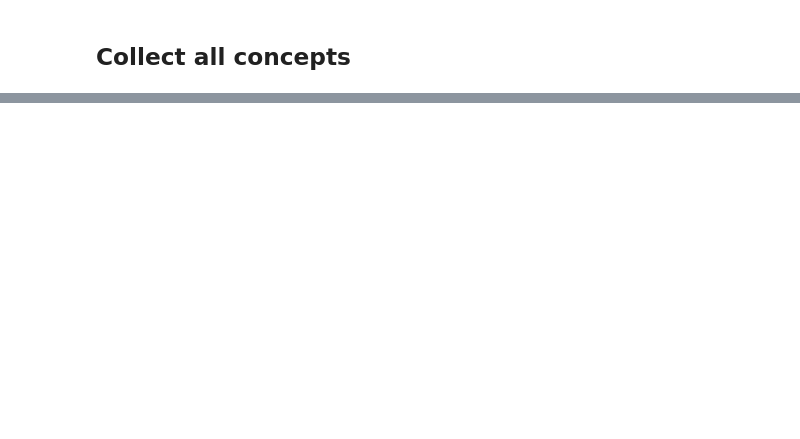
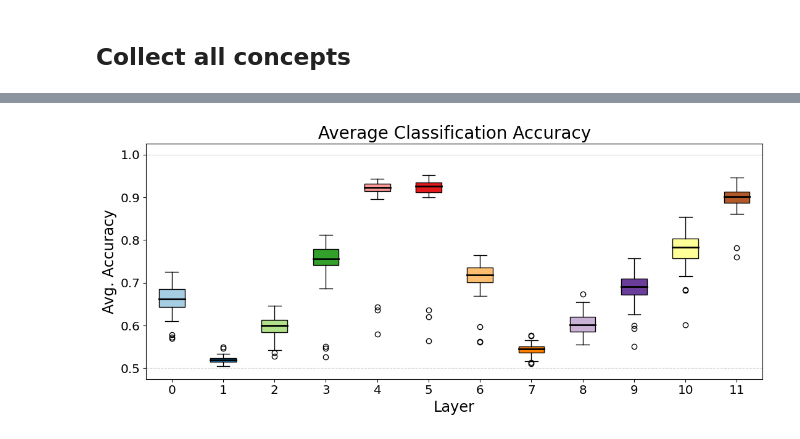
Before and after one commit to gaunby/master_project, a Jupyter notebook: notebooks/tcav_acc_results.ipynb, the cells around one changed output, grey strips where cells are left out. Drawn from its saved outputs; the diff is of its cells as text; code cells hidden in the pictures; blank space fills up the shorter version.

Commit message:
cav plots

```diff
--- a/notebooks/tcav_acc_results.ipynb
+++ b/notebooks/tcav_acc_results.ipynb
@@ -223,3 +225,33 @@ pd.concat([df_sport,random_wiki,random_tweets])
 | random | 0.5003 | 0.5000 | 0.4985 | 0.4994 | 0.5012 | 0.4999 | 0.5001 | 0.4999 | 0.5000 | 0.4989 | 0.4990 | ... |
 | irony | 0.5783 | 0.5144 | 0.5426 | 0.5471 | 0.6436 | 0.6202 | 0.5612 | 0.5167 | 0.5687 | 0.5516 | 0.6014 | ... |
 | offensive | 0.5702 | 0.5052 | 0.5274 | 0.5272 | 0.5797 | 0.5635 | 0.5621 | 0.5138 | 0.5961 | 0.6004 | 0.6830 | ... |
+# %%
+
+val = pd.concat([df_sport,random_wiki,random_tweets])
+val = val[val.index != 'random']
+# %%
+fig1, ax1 = plt.subplots(figsize = (11,5))
+plt.tick_params(axis='both', which='major', labelsize='x-large')
+plt.axhline(y = 0.5, color = 'lightgrey', linestyle = '--',lw = 0.8)
+plt.axhline(y = 1, color = 'lightgrey', linestyle = '-',lw = 0.8)
+ax1.set_title('Average Classification Accuracy', fontsize = 20)
+bplot1 = ax1.boxplot(val, patch_artist=True)
+ax1.set_ylabel('Avg. Accuracy', fontsize = 'xx-large')
+ax1.set_xlabel('Layer', fontsize = 'xx-large')
+plt.xticks(np.arange(1,13), [0,1,2,3,4,5,6,7,8,9,10,11])
+
+# fill with colors
+colors = [sns.color_palette("Paired")[0],sns.color_palette("Paired")[1],sns.color_palette("Paired")[2],sns.color_palette("Paired")[3],sns.color_palette("Paired")[4],
+sns.color_palette("Paired")[5],sns.color_palette("Paired")[6],sns.color_palette("Paired")[7],sns.color_palette("Paired")[8],sns.color_palette("Paired")[9],
+sns.color_palette("Paired")[10],sns.color_palette("Paired")[11]]
+
+for patch, color in zip(bplot1['boxes'], colors):
+    patch.set_facecolor(color)
+
+for median in bplot1['medians']:
+    median.set(color='black', linewidth=2)
+plt.tight_layout()
+plt.savefig(f'/zhome/94/5/127021/speciale/master_project/src/visualization/figures/cav_avg_across_all_bar.pdf',format='pdf',pad_inches=0)
+plt.show()
+# %% [output]
+[figure, added]
```
Also changed, not shown: parts of 1 cell of this notebook.
